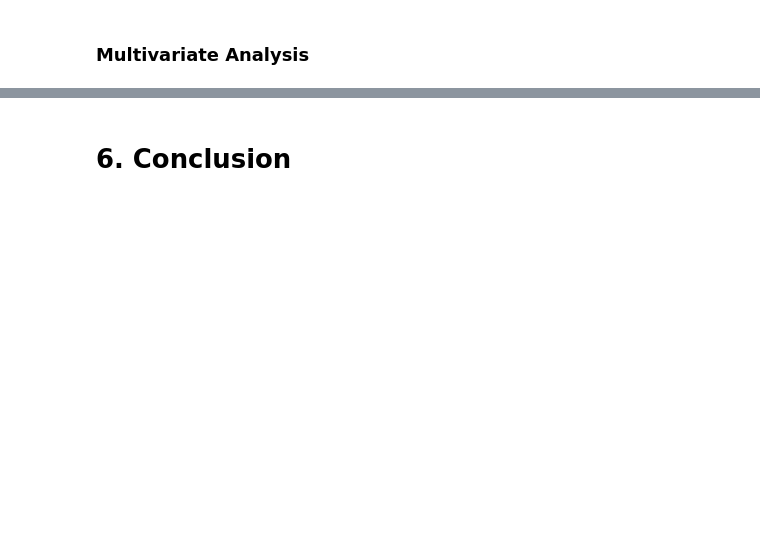
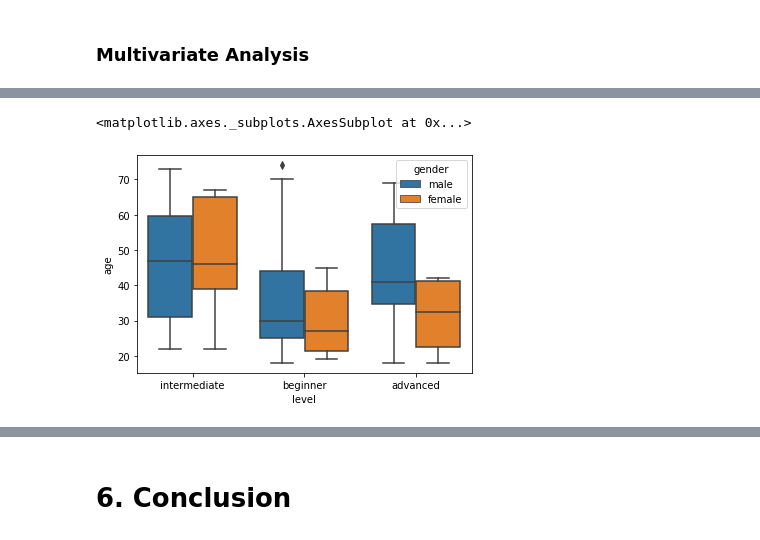
Before and after one commit to garycunningham89/progdataanalysisproject, a Jupyter notebook: Programming for Data Analysis Final Project.ipynb, the cells around one changed output, grey strips where cells are left out. Drawn from its saved outputs; the diff is of its cells as text; code cells hidden in the pictures; blank space fills up the shorter version.

```diff
--- a/Programming for Data Analysis Final Project.ipynb
+++ b/Programming for Data Analysis Final Project.ipynb
@@ -652,0 +691,6 @@ sns.lmplot(x="totalpts", y="handswon%", data=dataset, lowess=True)
+# %%
+#boxplot() showing the relationship between the level, age and gender variables in the poker tournament dataset
+sns.boxplot(x="level", y="age", hue="gender", data=dataset)
+# %% [output]
+<matplotlib.axes._subplots.AxesSubplot at 0x...>
+[figure, added]
```
Also changed, not shown: parts of 31 cells of this notebook, 1 other file.
